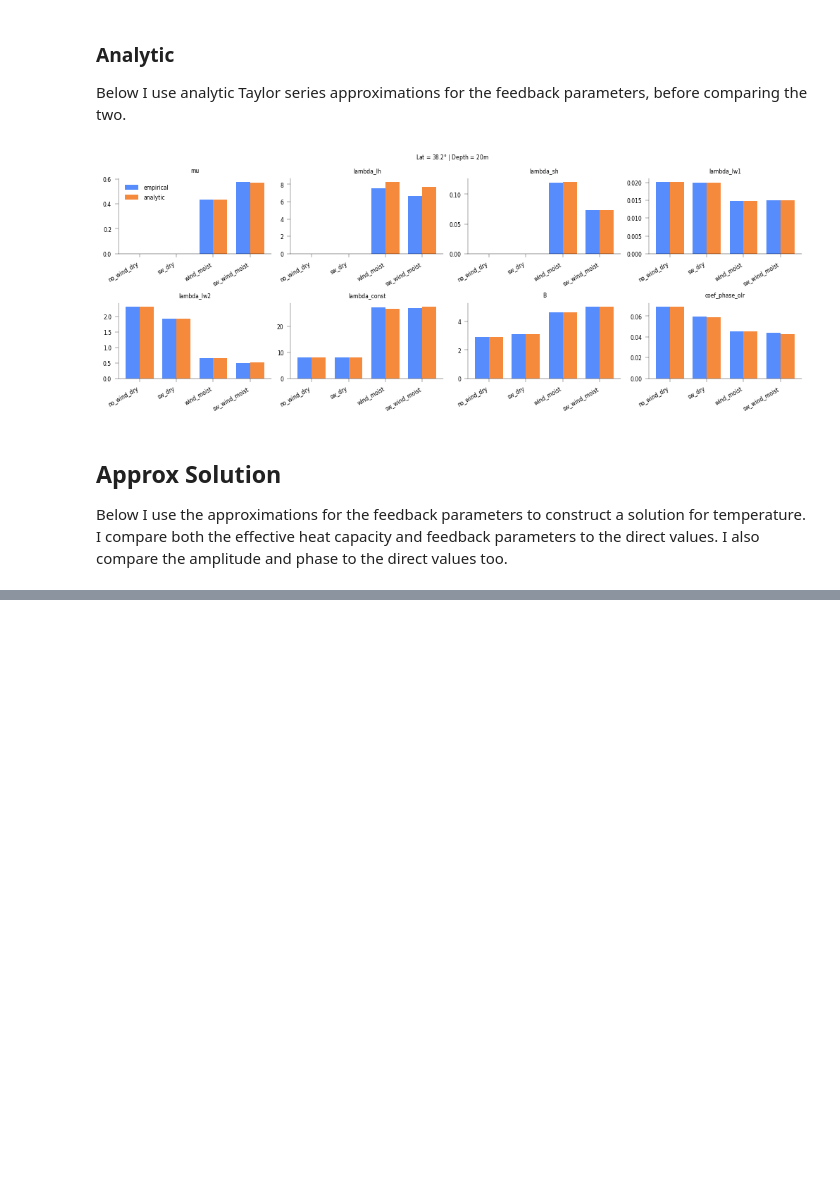
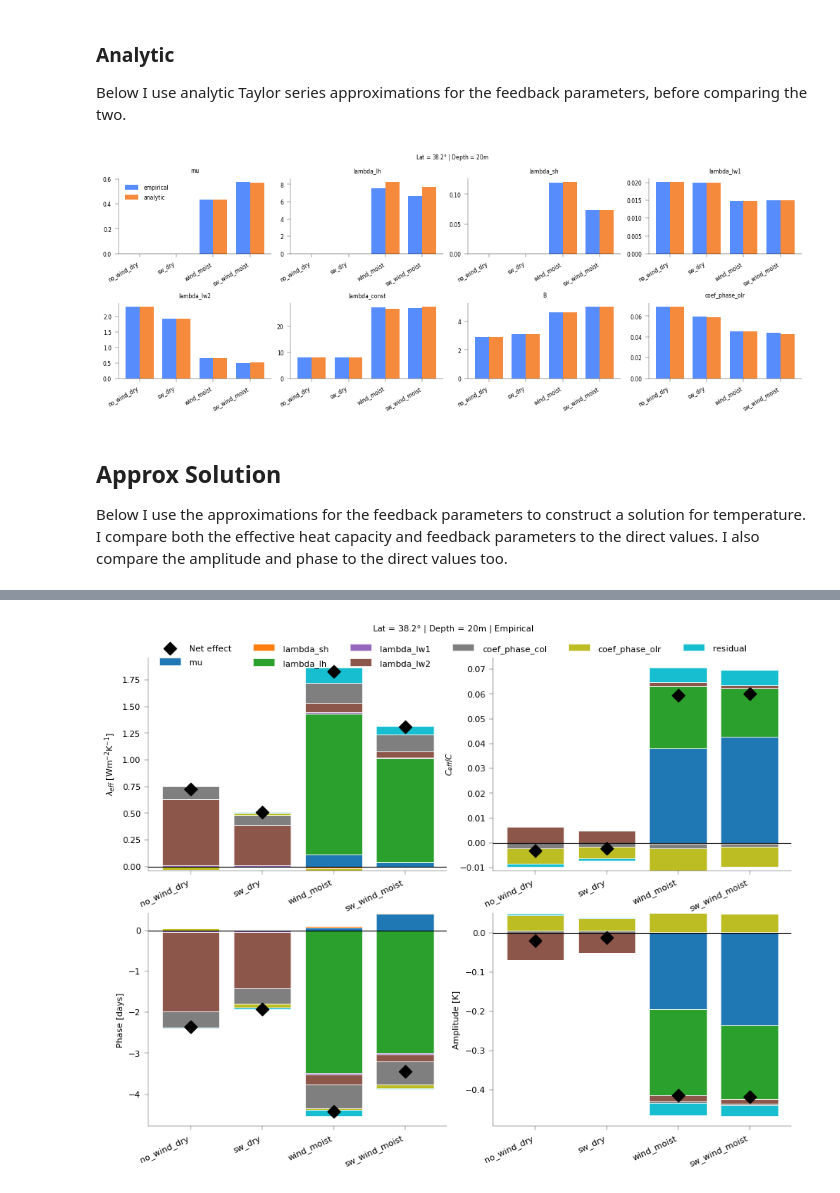
Before and after one commit to jduffield65/Isca, a Jupyter notebook: jobs/thesis_season/column/exp_comp.ipynb, the cells around one changed output, grey strips where cells are left out. Drawn from its saved outputs; the diff is of its cells as text; code cells hidden in the pictures; blank space fills up the shorter version.

```diff
--- a/jobs/thesis_season/column/exp_comp.ipynb
+++ b/jobs/thesis_season/column/exp_comp.ipynb
@@ -324,0 +436,82 @@ plt.show()
+# %%
+contributions = get_param_contributions(feedback_params[params_use])
+# %%
+def plot_contribution_bars_grid(contributions, exps, titles=None, save_path='output/contributions_grid_mpl.png'):
+    """Plots a 2x2 grid of stacked bar charts with net-effect markers.
+
+    For each quantity, draws one stacked bar per experiment (segments = each
+    parameter's contribution, positive/negative stacked separately), and
+    overlays a scatter marker showing the net effect (sum of all contributions
+    including the residual) for each experiment.
+
+    Args:
+        contributions (dict): Nested dict `{quantity_name: {param_name: array_like}}`
+            with 4 quantities, each parameter array of shape `(n_exp,)`.
+        exps (list of str): Experiment names, used as x-axis tick labels.
+        titles (dict, optional): Maps `quantity_name` to a subplot title.
+        save_path (str): File path to save the combined PNG figure.
+
+    Returns:
+        matplotlib.figure.Figure: The combined 2x2 figure.
+    """
+    titles = titles or {}
+    x = np.arange(len(exps))
+    fig, axes = plt.subplots(2, 2, figsize=(14, 10))
+    axes = axes.flatten()
+
+    for ax, (qty, params_dict) in zip(axes, contributions.items()):
+        df = pd.DataFrame(params_dict, index=exps)
+        colors = plt.cm.tab10(np.linspace(0, 1, len(df.columns)))
+
+        pos_base = np.zeros(len(exps))
+        neg_base = np.zeros(len(exps))
+
+        for color, param in zip(colors, df.columns):
+            vals = df[param].values
+            if qty == 'coef_phase':
+                vals = vals / omega / utils.day_seconds   # convert into a time
+            pos_vals = np.where(vals > 0, vals, 0)
+            neg_vals = np.where(vals < 0, vals, 0)
+            ax.bar(x, pos_vals, bottom=pos_base, color=color, label=param,
+                   edgecolor='white', linewidth=0.5)
+            ax.bar(x, neg_vals, bottom=neg_base, color=color,
+                   edgecolor='white', linewidth=0.5)
+            pos_base += pos_vals
+            neg_base += neg_vals
+
+        # Net effect = sum of all contributions (incl. residual) = true total
+        net_effect = df.sum(axis=1).values
+        if qty == 'coef_phase':
+                net_effect = net_effect / omega / utils.day_seconds   # convert into a time
+        ax.scatter(x, net_effect, color='black', marker='D', s=70, zorder=5,
+                   label='Net effect')
+
+        ax.axhline(0, color='black', linewidth=0.8)
+        ax.set_xticks(x)
+        ax.set_xticklabels(exps, rotation=25, ha='right', fontsize=10)
+        # ax.set_ylabel('Contribution', fontsize=11)
+        ax.set_ylabel(titles.get(qty, qty), fontsize=13)
+        ax.tick_params(axis='y', labelsize=10)
+
+    # Single shared legend for the whole figure (avoids repeating per subplot)
+    handles, labels = axes[0].get_legend_handles_labels()
+    fig.legend(handles, labels, loc='upper center', bbox_to_anchor=(0.5, 1.03),
+               ncol=6, fontsize=10, frameon=False)
+    # fig.suptitle('Parameter Contributions to Theoretical Quantities', fontsize=15, y=1.08)
+    fig.tight_layout()
+    return fig
+
+
+exps = ['no_wind_dry', 'sw_dry', 'wind_moist', 'sw_wind_moist']
+titles = {
+    'lambda_eff': '$\\lambda_{eff}$ [Wm$^{-2}\\text{K}^{-1}$]',
+    'heat_cap_mult': '$C_{eff}/C$',
+    'coef_phase': 'Phase [days]',
+    'coef_amp': 'Amplitude [K]',
+}
+
+fig = plot_contribution_bars_grid(contributions, exps, titles=titles)
+fig.suptitle(f'Lat = {ds.lat.values:.1f}$\degree$ | Depth = {ds.depth.values:.0f}m | {params_use.capitalize()}', y=1.05)
+fig_resize(fig, 9)
+update_fontsize(fig, 5)
+# %% [output]
@@ -324,0 +519 @@ plt.show()
+[figure, added]
```
Also changed, not shown: parts of 13 cells of this notebook.
